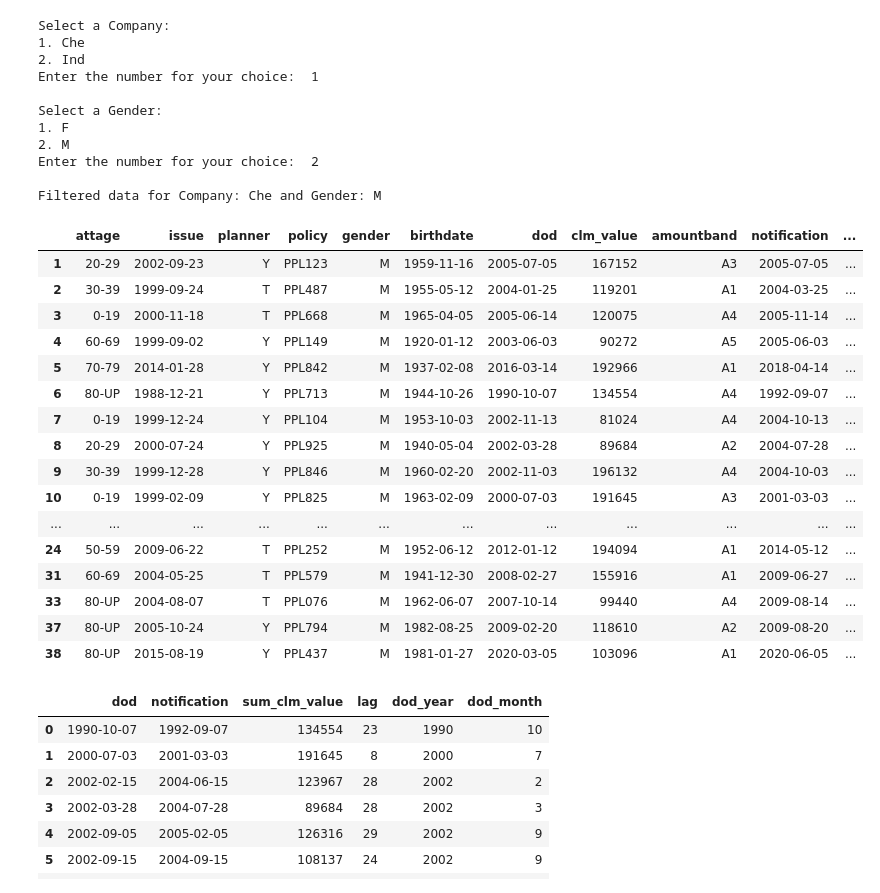
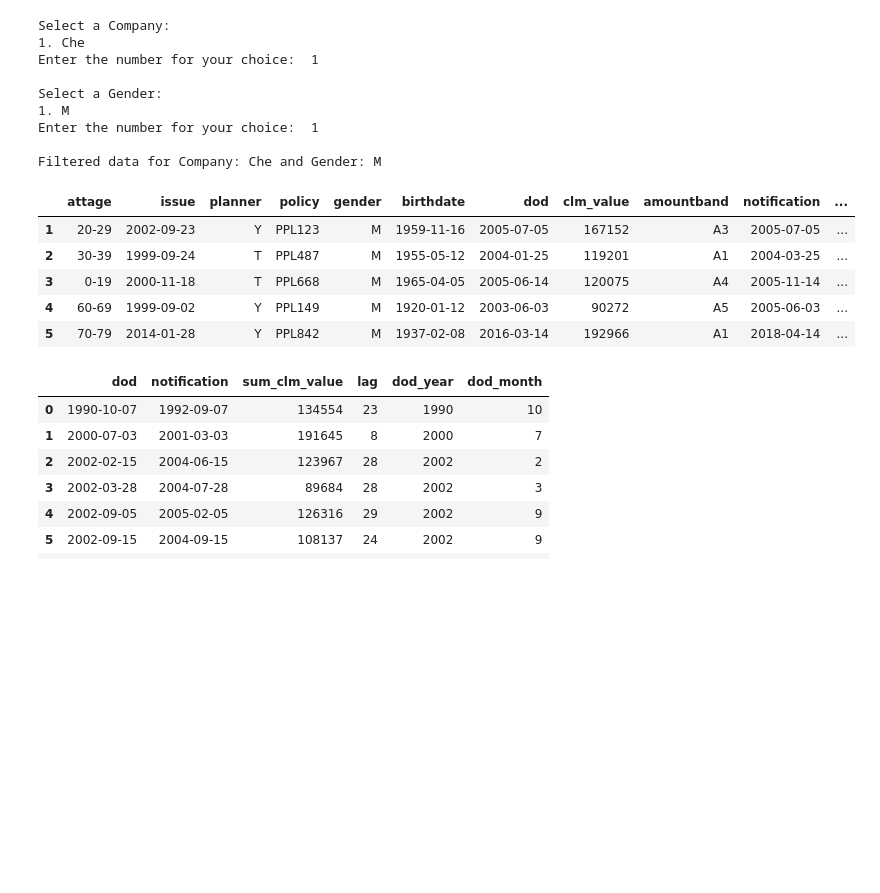
Before and after one commit to ananducherakkal/dataanalysis_4524, a Jupyter notebook: main.ipynb, the cells around one changed output. Drawn from its saved outputs; the diff is of its cells as text; code cells hidden in the pictures; blank space fills up the shorter version.

```diff
--- a/main.ipynb
+++ b/main.ipynb
@@ -1,14 +4,16 @@
 # %%
-import pandas as pd
+FILE_NAME='sampledata_1.xlsx'
+SHEET_NAME='hardpaste'
 
-excel_file = pd.ExcelFile('sampledata_1.xlsx')
-df = excel_file.parse('hardpaste')
+
+excel_file = pd.ExcelFile(FILE_NAME)
+df = excel_file.parse(SHEET_NAME)
 
 required_columns = ['company', 'gender']
 if not all(col in df.columns for col in required_columns):
     print("The sheet must contain 'Company' and 'Gender' columns.")
     exit()
-df
+df.head(5)
 # %% [output]
 |  | attage | issue | planner | policy | gender | birthdate | dod | clm_value | amountband | notification | ... |
 | 0 | 0-19 | 2005-09-24 | T | PPL113 | F | 1947-03-17 | 2007-09-09 | 95249 | A2 | 2010-01-09 | ... |
@@ -43,49 +41,36 @@ def get_valid_index(prompt, options):
         except ValueError:
             print("Invalid input. Please enter a number.")
 
 # Get valid choices
 company_choice = get_valid_index("Company", companies)
 gender_choice = get_valid_index("Gender", genders)
 
 # Get selected values
 selected_company = companies[company_choice]
 selected_gender = genders[gender_choice]
 
 # Filter the DataFrame
 df = df[(df['company'] == selected_company) & (df['gender'] == selected_gender)]
 
 # Display the filtered DataFrame
 print(f"\nFiltered data for Company: {selected_company} and Gender: {selected_gender}")
-df
+df.head(5)
 # %% [output]
 Select a Company:
 1. Che
-2. Ind
 Enter the number for your choice:  1
 
 Select a Gender:
-1. F
-2. M
-Enter the number for your choice:  2
+1. M
+Enter the number for your choice:  1
 
 Filtered data for Company: Che and Gender: M
 |  | attage | issue | planner | policy | gender | birthdate | dod | clm_value | amountband | notification | ... |
 | 1 | 20-29 | 2002-09-23 | Y | PPL123 | M | 1959-11-16 | 2005-07-05 | 167152 | A3 | 2005-07-05 | ... |
 | 2 | 30-39 | 1999-09-24 | T | PPL487 | M | 1955-05-12 | 2004-01-25 | 119201 | A1 | 2004-03-25 | ... |
 | 3 | 0-19 | 2000-11-18 | T | PPL668 | M | 1965-04-05 | 2005-06-14 | 120075 | A4 | 2005-11-14 | ... |
 | 4 | 60-69 | 1999-09-02 | Y | PPL149 | M | 1920-01-12 | 2003-06-03 | 90272 | A5 | 2005-06-03 | ... |
 | 5 | 70-79 | 2014-01-28 | Y | PPL842 | M | 1937-02-08 | 2016-03-14 | 192966 | A1 | 2018-04-14 | ... |
-| 6 | 80-UP | 1988-12-21 | Y | PPL713 | M | 1944-10-26 | 1990-10-07 | 134554 | A4 | 1992-09-07 | ... |
-| 7 | 0-19 | 1999-12-24 | Y | PPL104 | M | 1953-10-03 | 2002-11-13 | 81024 | A4 | 2004-10-13 | ... |
-| 8 | 20-29 | 2000-07-24 | Y | PPL925 | M | 1940-05-04 | 2002-03-28 | 89684 | A2 | 2004-07-28 | ... |
-| 9 | 30-39 | 1999-12-28 | Y | PPL846 | M | 1960-02-20 | 2002-11-03 | 196132 | A4 | 2004-10-03 | ... |
-| 10 | 0-19 | 1999-02-09 | Y | PPL825 | M | 1963-02-09 | 2000-07-03 | 191645 | A3 | 2001-03-03 | ... |
-| ... | ... | ... | ... | ... | ... | ... | ... | ... | ... | ... | ... |
-| 24 | 50-59 | 2009-06-22 | T | PPL252 | M | 1952-06-12 | 2012-01-12 | 194094 | A1 | 2014-05-12 | ... |
-| 31 | 60-69 | 2004-05-25 | T | PPL579 | M | 1941-12-30 | 2008-02-27 | 155916 | A1 | 2009-06-27 | ... |
-| 33 | 80-UP | 2004-08-07 | T | PPL076 | M | 1962-06-07 | 2007-10-14 | 99440 | A4 | 2009-08-14 | ... |
-| 37 | 80-UP | 2005-10-24 | Y | PPL794 | M | 1982-08-25 | 2009-02-20 | 118610 | A2 | 2009-08-20 | ... |
-| 38 | 80-UP | 2015-08-19 | Y | PPL437 | M | 1981-01-27 | 2020-03-05 | 103096 | A1 | 2020-06-05 | ... |
 # %%
 # Make a copy of the DataFrame to avoid SettingWithCopyWarning
 df_copy = df.copy()
```
Also changed, not shown: parts of 7 cells of this notebook, 1 other file.
